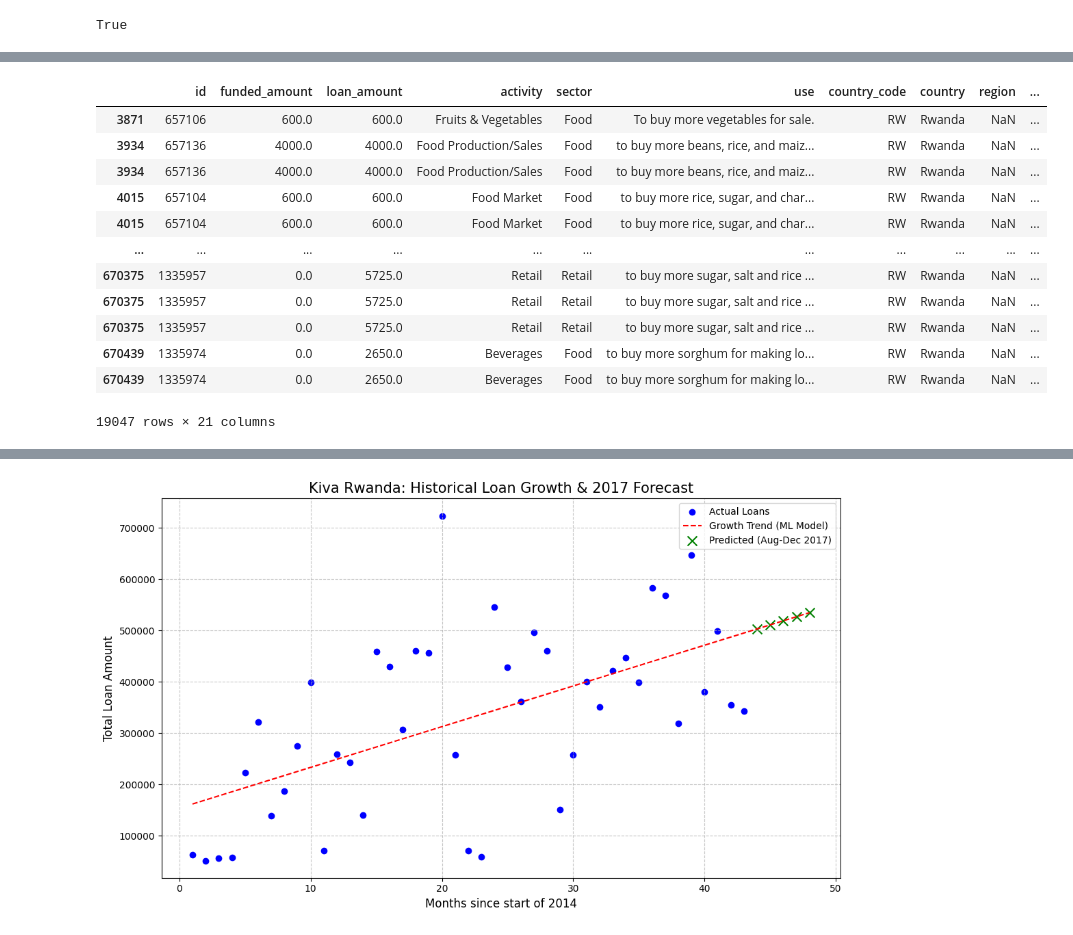
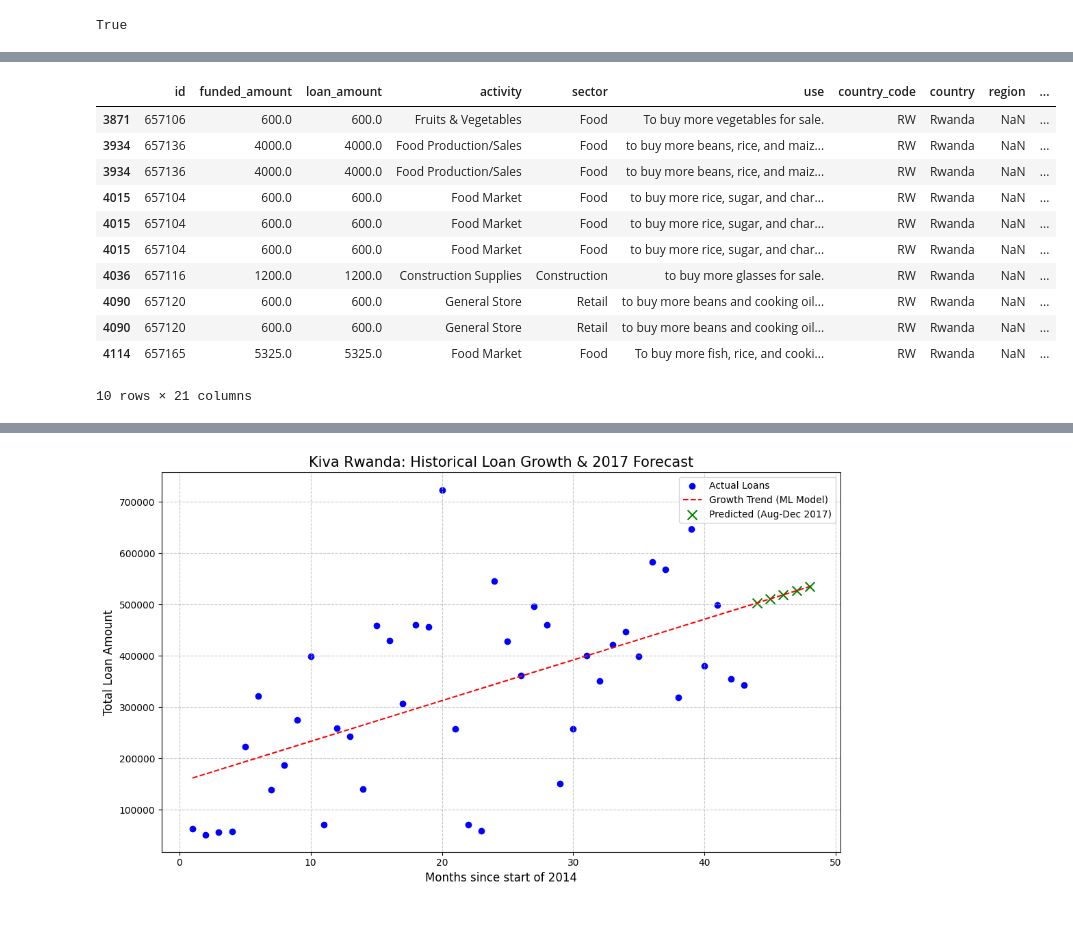
Before and after one commit to brian-seekar/Round_One, a Jupyter notebook: project.ipynb, the cells around one changed output, grey strips where cells are left out. Drawn from its saved outputs; the diff is of its cells as text; code cells hidden in the pictures.

```diff
--- a/project.ipynb
+++ b/project.ipynb
@@ -472,22 +468,21 @@ See the caveats in the documentation: https://pandas.pydata.org/pandas-docs/stab
 # %%
 exploded_text = text_rwanda_data.explode('buy_targets').dropna(subset=['buy_targets'])
 bad_targets = ['sale', 'sell', 'maise'] # more efficient; don't have to rerun NLTK function on the whole dataset; just filter my results.
 exploded_text = exploded_text[~exploded_text.buy_targets.isin(bad_targets)]
-exploded_text
+exploded_text.head(10)
 # %% [output]
 |  | id | funded_amount | loan_amount | activity | sector | use | country_code | country | region | ... |
 | 3871 | 657106 | 600.0 | 600.0 | Fruits & Vegetables | Food | To buy more vegetables for sale. | RW | Rwanda | NaN | ... |
 | 3934 | 657136 | 4000.0 | 4000.0 | Food Production/Sales | Food | to buy more beans, rice, and maiz... | RW | Rwanda | NaN | ... |
 | 3934 | 657136 | 4000.0 | 4000.0 | Food Production/Sales | Food | to buy more beans, rice, and maiz... | RW | Rwanda | NaN | ... |
 | 4015 | 657104 | 600.0 | 600.0 | Food Market | Food | to buy more rice, sugar, and char... | RW | Rwanda | NaN | ... |
 | 4015 | 657104 | 600.0 | 600.0 | Food Market | Food | to buy more rice, sugar, and char... | RW | Rwanda | NaN | ... |
-| ... | ... | ... | ... | ... | ... | ... | ... | ... | ... | ... |
-| 670375 | 1335957 | 0.0 | 5725.0 | Retail | Retail | to buy more sugar, salt and rice ... | RW | Rwanda | NaN | ... |
-| 670375 | 1335957 | 0.0 | 5725.0 | Retail | Retail | to buy more sugar, salt and rice ... | RW | Rwanda | NaN | ... |
-| 670375 | 1335957 | 0.0 | 5725.0 | Retail | Retail | to buy more sugar, salt and rice ... | RW | Rwanda | NaN | ... |
-| 670439 | 1335974 | 0.0 | 2650.0 | Beverages | Food | to buy more sorghum for making lo... | RW | Rwanda | NaN | ... |
-| 670439 | 1335974 | 0.0 | 2650.0 | Beverages | Food | to buy more sorghum for making lo... | RW | Rwanda | NaN | ... |
+| 4015 | 657104 | 600.0 | 600.0 | Food Market | Food | to buy more rice, sugar, and char... | RW | Rwanda | NaN | ... |
+| 4036 | 657116 | 1200.0 | 1200.0 | Construction Supplies | Construction | to buy more glasses for sale. | RW | Rwanda | NaN | ... |
+| 4090 | 657120 | 600.0 | 600.0 | General Store | Retail | to buy more beans and cooking oil... | RW | Rwanda | NaN | ... |
+| 4090 | 657120 | 600.0 | 600.0 | General Store | Retail | to buy more beans and cooking oil... | RW | Rwanda | NaN | ... |
+| 4114 | 657165 | 5325.0 | 5325.0 | Food Market | Food | To buy more fish, rice, and cooki... | RW | Rwanda | NaN | ... |
-19047 rows × 21 columns
+10 rows × 21 columns
 # %%
 # accurate but not necessarily robust; typos; irrelevant values still made it through
 # and different words representing the same categories e.g. motorcycle, motorbike, bike
```
Also changed, not shown: parts of 9 cells of this notebook.
